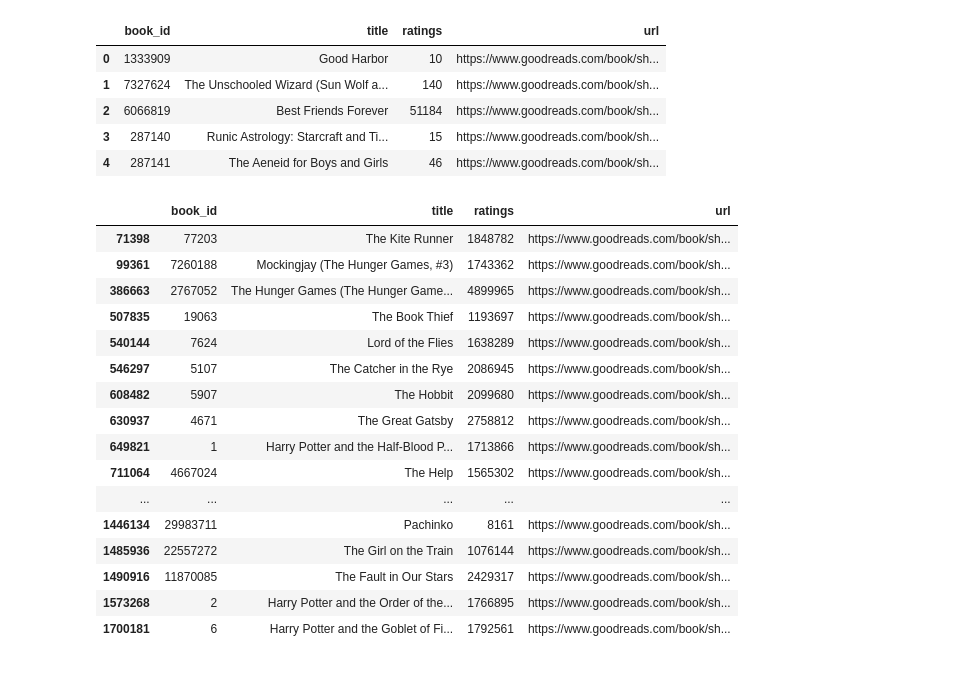
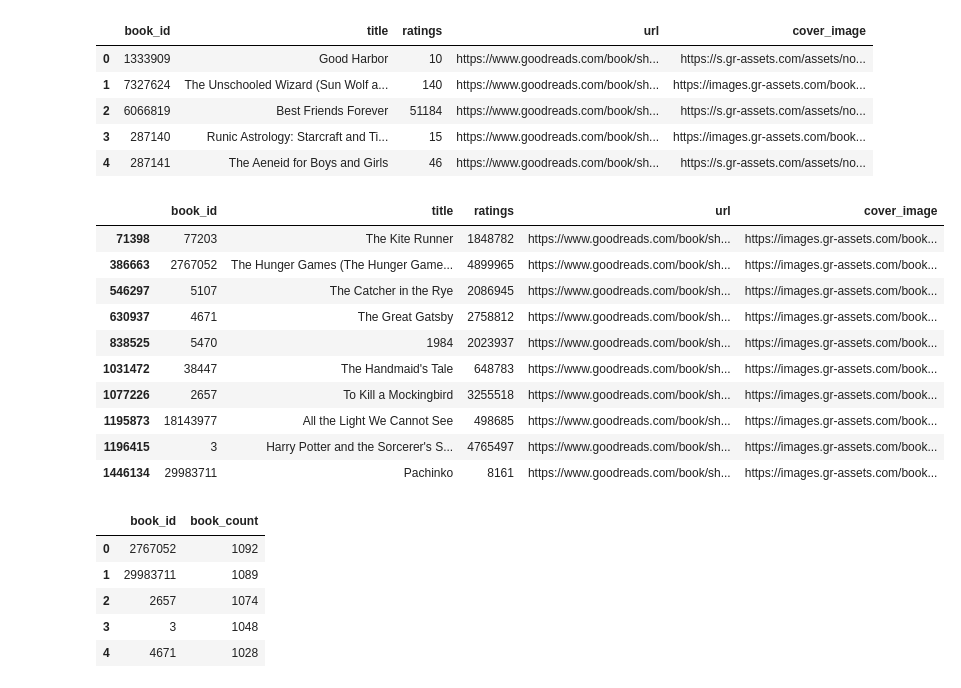
Before and after one commit to dataquestio/project-walkthroughs, a Jupyter notebook: books/recommendations.ipynb, the cells around one changed output. Cells and saved outputs as stored; diff of their text form; code cells hidden in the pictures.

```diff
--- a/books/recommendations.ipynb
+++ b/books/recommendations.ipynb
@@ -48,11 +73,13 @@ with open("goodreads_interactions.csv", 'r') as f:
         line = f.readline()
         if not line:
             break
-        user_id, book_id, _, rating, _ = line.split(",")
+        user_id, csv_id, _, rating, _ = line.split(",")
 
         if user_id in overlap_users:
+            book_id = csv_book_mapping[csv_id]
             rec_lines.append([user_id, book_id, rating])
 # %%
 import pandas as pd
 
 recs = pd.DataFrame(rec_lines, columns=["user_id", "book_id", "rating"])
+recs["book_id"] = recs["book_id"].astype(str)
@@ -84,4 +117,4 @@ recs
 # %%
-top_recs = recs["book_id"].value_counts().head(25)
+top_recs = recs["book_id"].value_counts().head(10)
 # %%
 top_recs = top_recs.index.values
@@ -95,32 +121,26 @@ with open("books_titles.json", "r") as f:
 # %%
-books_titles = pd.DataFrame.from_dict(books_titles)
-books_titles["book_id"] = pd.to_numeric(books_titles["book_id"])
+books_titles = pd.read_json("books_titles.json")
+books_titles["book_id"] = books_titles["book_id"].astype(str)
 # %%
 books_titles.head()
 # %% [output]
-|  | book_id | title | ratings | url |
-| 0 | 1333909 | Good Harbor | 10 | https://www.goodreads.com/book/sh... |
-| 1 | 7327624 | The Unschooled Wizard (Sun Wolf a... | 140 | https://www.goodreads.com/book/sh... |
-| 2 | 6066819 | Best Friends Forever | 51184 | https://www.goodreads.com/book/sh... |
-| 3 | 287140 | Runic Astrology: Starcraft and Ti... | 15 | https://www.goodreads.com/book/sh... |
-| 4 | 287141 | The Aeneid for Boys and Girls | 46 | https://www.goodreads.com/book/sh... |
+|  | book_id | title | ratings | url | cover_image |
+| 0 | 1333909 | Good Harbor | 10 | https://www.goodreads.com/book/sh... | https://s.gr-assets.com/assets/no... |
+| 1 | 7327624 | The Unschooled Wizard (Sun Wolf a... | 140 | https://www.goodreads.com/book/sh... | https://images.gr-assets.com/book... |
+| 2 | 6066819 | Best Friends Forever | 51184 | https://www.goodreads.com/book/sh... | https://s.gr-assets.com/assets/no... |
+| 3 | 287140 | Runic Astrology: Starcraft and Ti... | 15 | https://www.goodreads.com/book/sh... | https://images.gr-assets.com/book... |
+| 4 | 287141 | The Aeneid for Boys and Girls | 46 | https://www.goodreads.com/book/sh... | https://s.gr-assets.com/assets/no... |
 # %%
-books_titles[books_titles["book_id"].isin(top_rec_ids)]
+books_titles[books_titles["book_id"].isin(top_recs)]
 # %% [output]
-|  | book_id | title | ratings | url |
-| 71398 | 77203 | The Kite Runner | 1848782 | https://www.goodreads.com/book/sh... |
-| 99361 | 7260188 | Mockingjay (The Hunger Games, #3) | 1743362 | https://www.goodreads.com/book/sh... |
-| 386663 | 2767052 | The Hunger Games (The Hunger Game... | 4899965 | https://www.goodreads.com/book/sh... |
-| 507835 | 19063 | The Book Thief | 1193697 | https://www.goodreads.com/book/sh... |
-| 540144 | 7624 | Lord of the Flies | 1638289 | https://www.goodreads.com/book/sh... |
-| 546297 | 5107 | The Catcher in the Rye | 2086945 | https://www.goodreads.com/book/sh... |
-| 608482 | 5907 | The Hobbit | 2099680 | https://www.goodreads.com/book/sh... |
-| 630937 | 4671 | The Great Gatsby | 2758812 | https://www.goodreads.com/book/sh... |
-| 649821 | 1 | Harry Potter and the Half-Blood P... | 1713866 | https://www.goodreads.com/book/sh... |
-| 711064 | 4667024 | The Help | 1565302 | https://www.goodreads.com/book/sh... |
-| ... | ... | ... | ... | ... |
-| 1446134 | 29983711 | Pachinko | 8161 | https://www.goodreads.com/book/sh... |
-| 1485936 | 22557272 | The Girl on the Train | 1076144 | https://www.goodreads.com/book/sh... |
-| 1490916 | 11870085 | The Fault in Our Stars | 2429317 | https://www.goodreads.com/book/sh... |
-| 1573268 | 2 | Harry Potter and the Order of the... | 1766895 | https://www.goodreads.com/book/sh... |
-| 1700181 | 6 | Harry Potter and the Goblet of Fi... | 1792561 | https://www.goodreads.com/book/sh... |
+|  | book_id | title | ratings | url | cover_image |
+| 71398 | 77203 | The Kite Runner | 1848782 | https://www.goodreads.com/book/sh... | https://images.gr-assets.com/book... |
+| 386663 | 2767052 | The Hunger Games (The Hunger Game... | 4899965 | https://www.goodreads.com/book/sh... | https://images.gr-assets.com/book... |
+| 546297 | 5107 | The Catcher in the Rye | 2086945 | https://www.goodreads.com/book/sh... | https://images.gr-assets.com/book... |
+| 630937 | 4671 | The Great Gatsby | 2758812 | https://www.goodreads.com/book/sh... | https://images.gr-assets.com/book... |
+| 838525 | 5470 | 1984 | 2023937 | https://www.goodreads.com/book/sh... | https://images.gr-assets.com/book... |
+| 1031472 | 38447 | The Handmaid's Tale | 648783 | https://www.goodreads.com/book/sh... | https://images.gr-assets.com/book... |
+| 1077226 | 2657 | To Kill a Mockingbird | 3255518 | https://www.goodreads.com/book/sh... | https://images.gr-assets.com/book... |
+| 1195873 | 18143977 | All the Light We Cannot See | 498685 | https://www.goodreads.com/book/sh... | https://images.gr-assets.com/book... |
+| 1196415 | 3 | Harry Potter and the Sorcerer's S... | 4765497 | https://www.goodreads.com/book/sh... | https://images.gr-assets.com/book... |
+| 1446134 | 29983711 | Pachinko | 8161 | https://www.goodreads.com/book/sh... | https://images.gr-assets.com/book... |
@@ -126,0 +152,9 @@ books_titles[books_titles["book_id"].isin(top_rec_ids)]
+# %%
+all_recs.head(5)
+# %% [output]
+|  | book_id | book_count |
+| 0 | 2767052 | 1092 |
+| 1 | 29983711 | 1089 |
+| 2 | 2657 | 1074 |
+| 3 | 3 | 1048 |
+| 4 | 4671 | 1028 |
```
Also changed, not shown: parts of 22 cells of this notebook, 4 other files.
